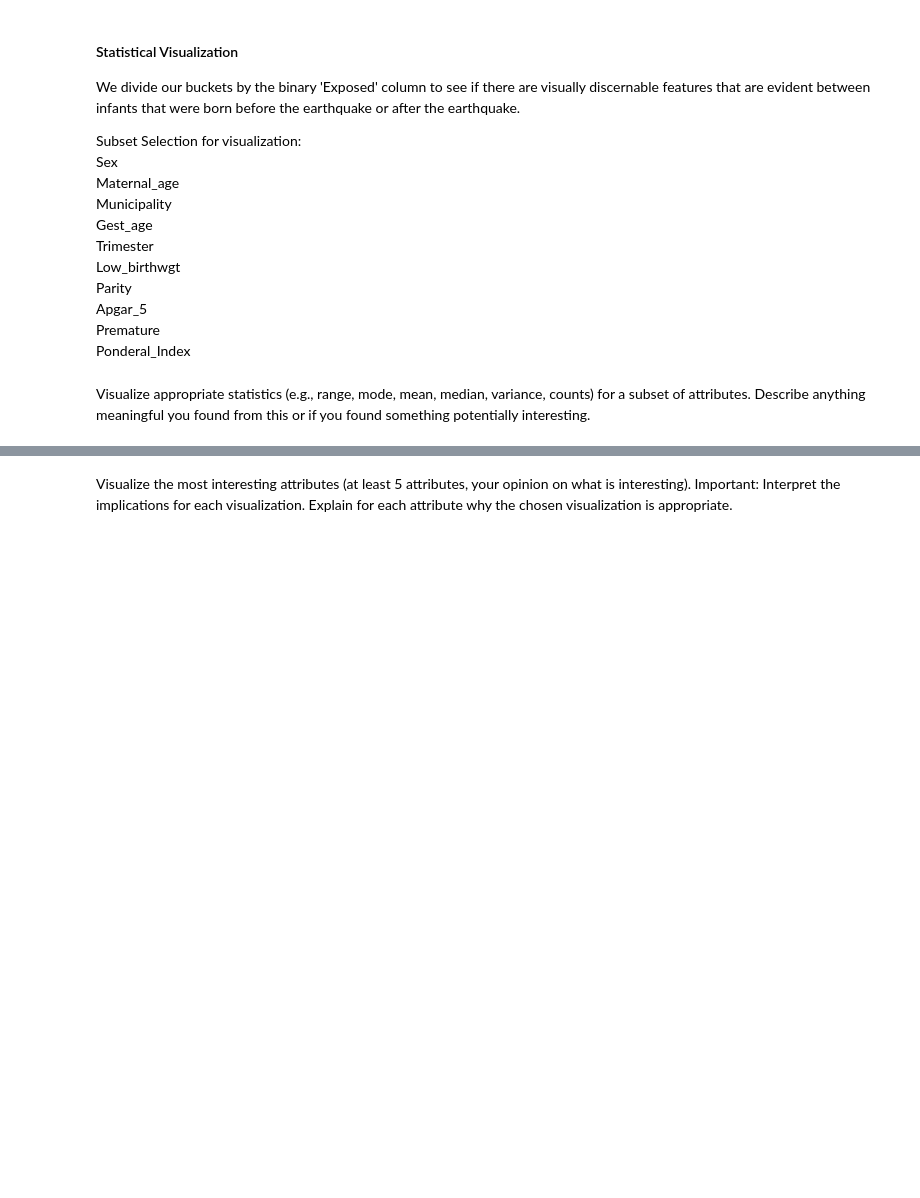
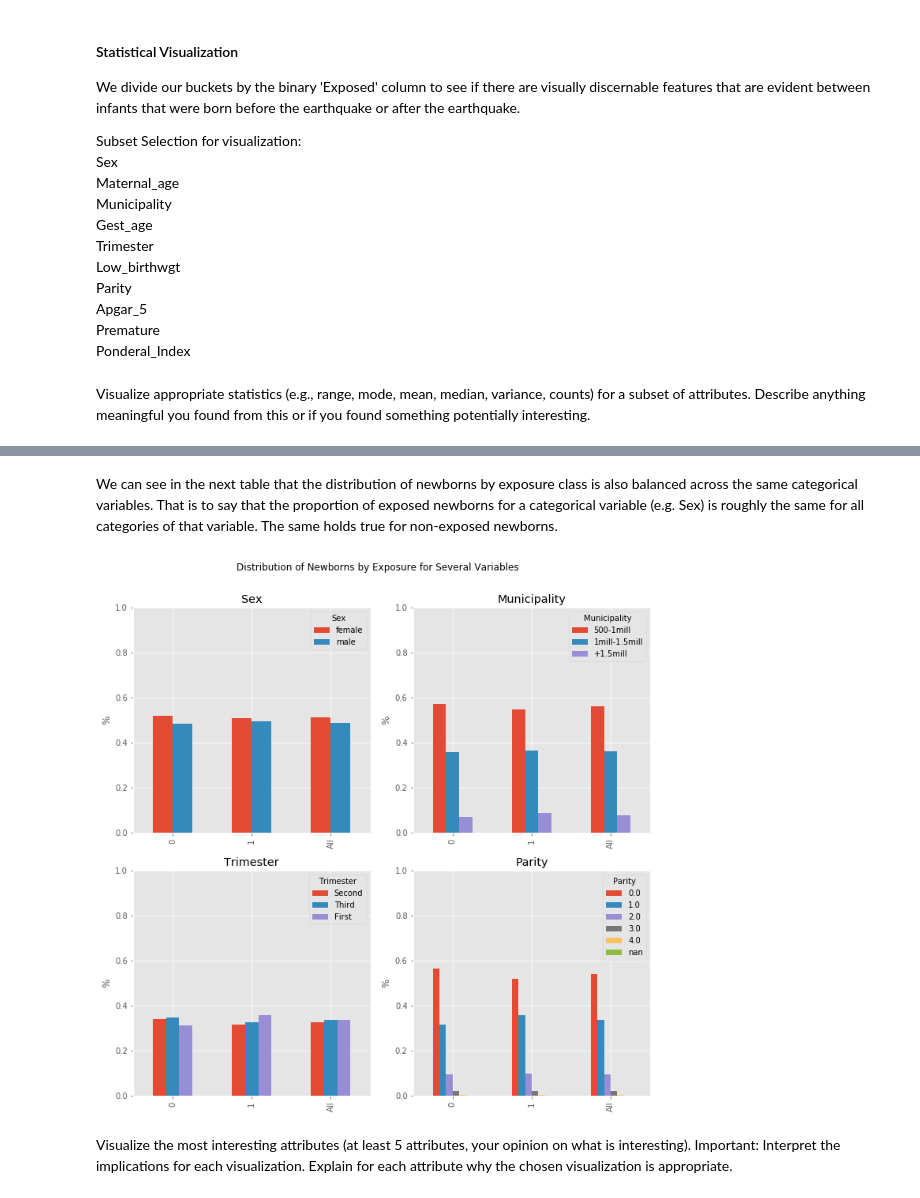
Before and after one commit to ShonTM/DataMiningProject1, a Jupyter notebook: MSDS Data Mining Project 1.ipynb, the cells around one changed output, grey strips where cells are left out. Drawn from its saved outputs; the diff is of its cells as text; code cells hidden in the pictures; blank space fills up the shorter version.

```diff
--- a/MSDS Data Mining Project 1.ipynb
+++ b/MSDS Data Mining Project 1.ipynb
@@ -269,3 +204,28 @@ df.groupby(by='Exposed').agg(np.mean).drop(['Day', 'Month', 'Year'], axis=1).tra
+# %% [markdown]
+We can see in the next table that the distribution of newborns by exposure class is also balanced across the same categorical variables.  That is to say that the proportion of exposed newborns for a categorical variable (e.g. Sex) is roughly the same for all categories of that variable.  The same holds true for non-exposed newborns.
+# %%
+#create 4 subplots
+fig, ax = plt.subplots(nrows=2, ncols=2, figsize=(10,10))
+plt.suptitle('Distribution of Newborns by Exposure for Several Variables')
+
+#plot each cross tabulation (% is relative to total newborns in a Stress category)
+independent_features = ['Sex', 'Municipality', 'Trimester', 'Parity']
+for idx in range(len(independent_features)):
+    row = int(idx / 2)
+    col = int(idx % 2)
+    pd.crosstab(index=df[independent_features[idx]],columns=df['Exposed'],
+                colnames=['Stress Exposure'], margins=True, normalize='columns').transpose() \
+                .plot(kind='bar', ylim=(0,1.0), ax=ax[row,col])
+    ax[row,col].set_ylabel('%')
+    ax[row,col].set_title(independent_features[idx])
+    ax[row,col].set_xlabel('')
+
+#adjust tight_layout to avoid title clipping
+fig.tight_layout(rect=[0, 0, 1, .94])
+
+plt.show()
+# %% [output]
+[figure, added]
 # %% [markdown]
 Visualize the most interesting attributes (at least 5 attributes, your opinion on what is interesting). Important: Interpret the implications for each visualization. Explain for each attribute why the chosen visualization is appropriate.
 # %% [markdown]
```
Also changed, not shown: parts of 11 cells of this notebook.
